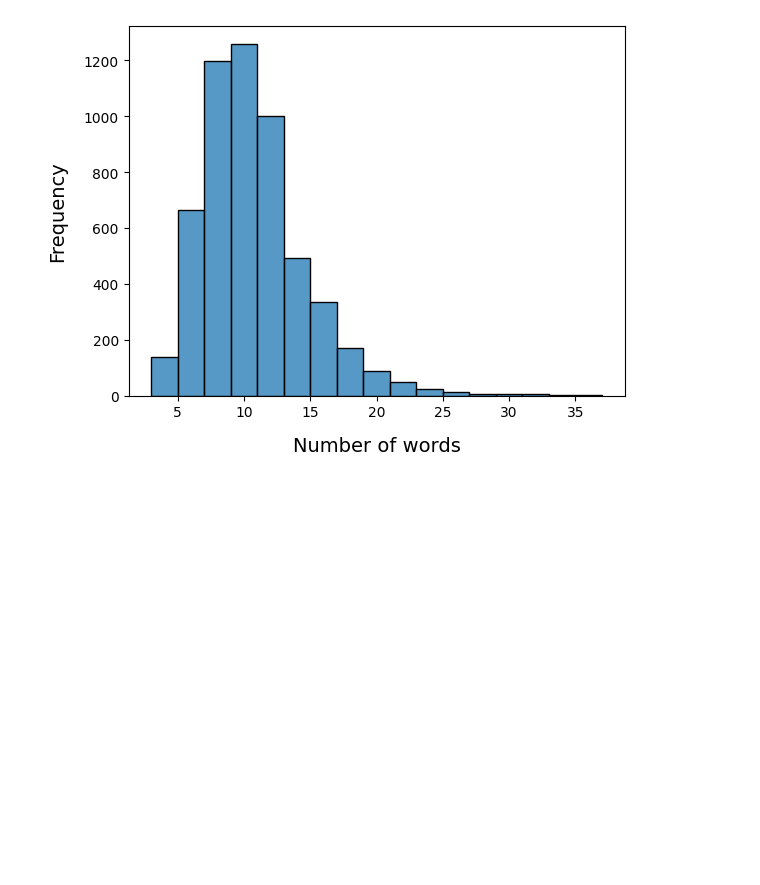
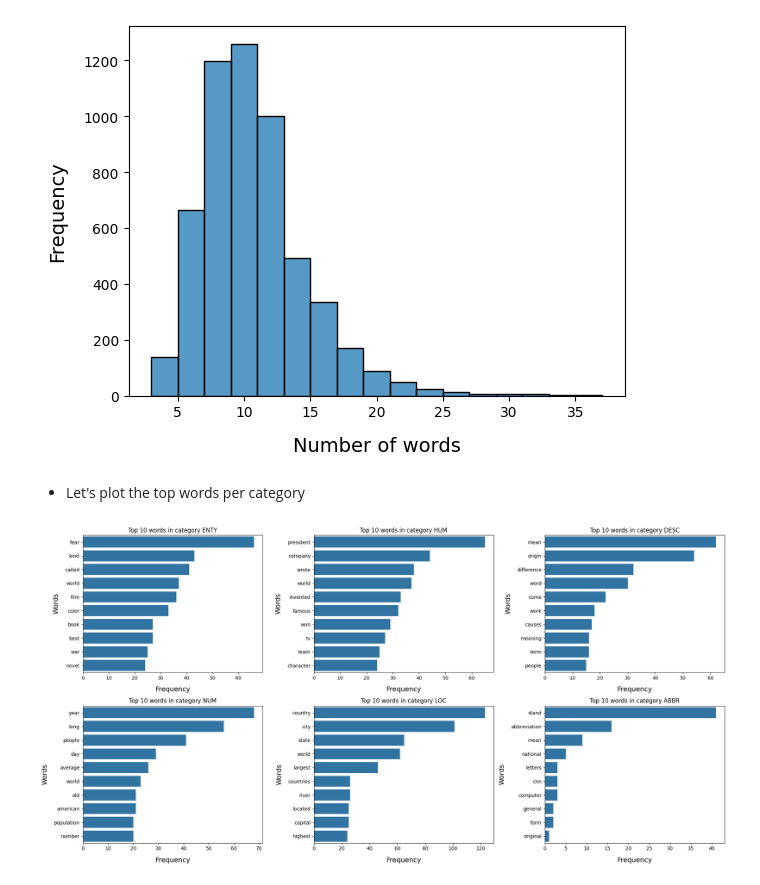
Before and after one commit to Ibrahim-Ola/ml_for_sentence_classification, a Jupyter notebook: data_download_and_prep.ipynb, the cells around one changed output. Cells and saved outputs as stored; diff of their text form; code cells hidden in the pictures; blank space fills up the shorter version.

Commit message:
added all EDA plots

```diff
--- a/data_download_and_prep.ipynb
+++ b/data_download_and_prep.ipynb
@@ -361,3 +361,25 @@ plt.xlabel("Number of words", labelpad=12, fontsize=14)
 plt.show()
 # %% [output]
 [figure]
+# %% [markdown]
+* Let's plot the top words per category
+# %%
+## Count-vectorize, eliminate words that occur in less than 10 documents
+cv = CountVectorizer(stop_words=list(stop_words), min_df=10)
+data_cv = cv.fit_transform(train_data.question)
+data_stop = pd.DataFrame(data_cv.toarray(), columns=cv.get_feature_names_out())
+data_stop=data_stop.assign(category=train_data['category'])
+# %%
+plt.figure(figsize=(20,10))
+for index, cat in enumerate(train_data["category"].value_counts().index):
+    plt.subplot(2,3,index+1)
+    top10=data_stop[data_stop['category'] == cat].iloc[:,:-1].sum(axis=0).sort_values(ascending=False).iloc[:10]
+    idx, value=top10.index, top10.values
+    sns.barplot(x=value, y=idx)
+    plt.title(f"Top 10 words in category {cat}")
+    plt.xlabel("Frequency", labelpad=12, fontsize=14)
+    plt.ylabel("Words", labelpad=12, fontsize=14)
+plt.tight_layout()
+plt.show()
+# %% [output]
+[figure, added]
```
Also changed, not shown: parts of 1 cell of this notebook.
